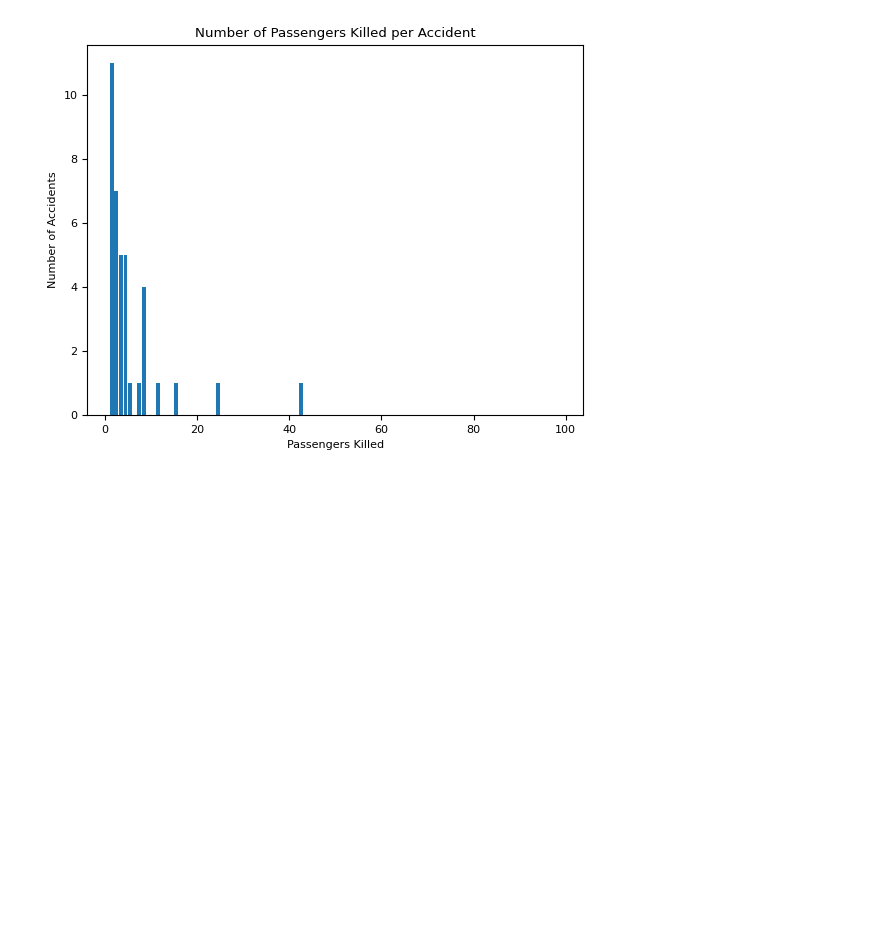
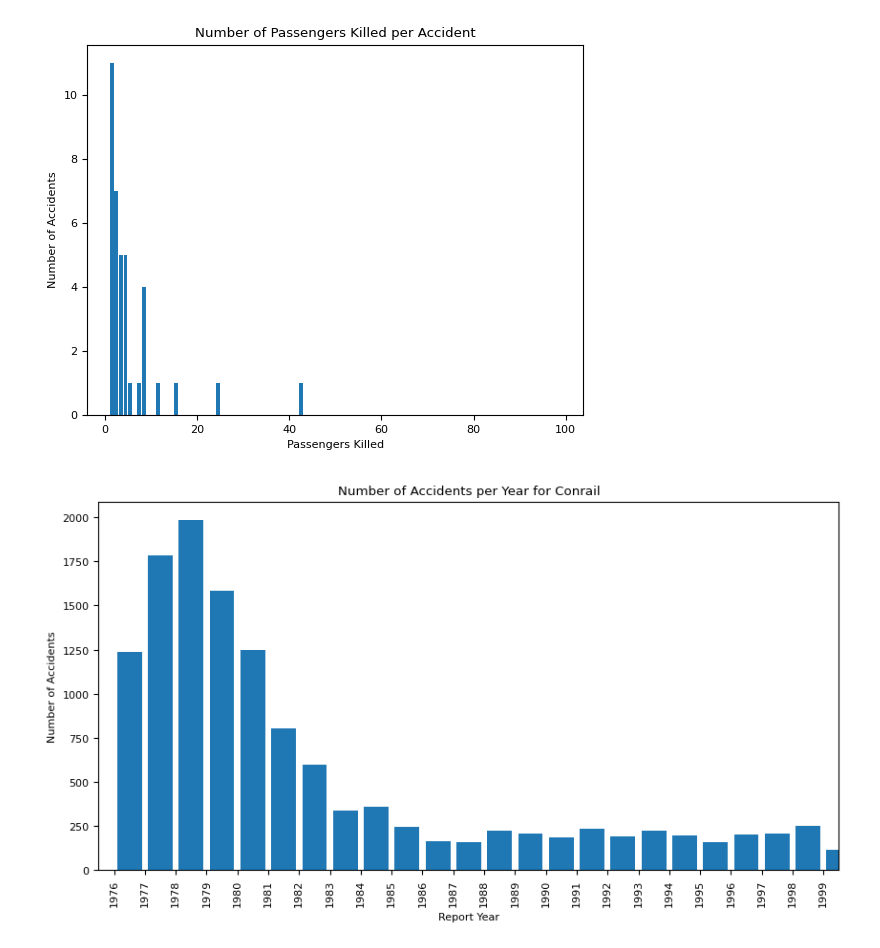
Before and after one commit to ndahlinuvm/Train-Derailment-287Project, a Jupyter notebook: visualization.ipynb, the cells around one changed output. Cells and saved outputs as stored; diff of their text form; code cells hidden in the pictures; blank space fills up the shorter version.

```diff
--- a/visualization.ipynb
+++ b/visualization.ipynb
@@ -105,3 +105,18 @@ plt.title('Number of Passengers Killed per Accident')
 plt.show()
 # %% [output]
 [figure]
+# %%
+conrail = data[data['Reporting Railroad Name'] == 'Conrail']
+min_year = int(conrail['Report Year'].min())
+max_year = int(conrail['Report Year'].max())
+plt.figure(figsize=(10, 5))
+plt.xlim(min_year - 0.5, max_year + 0.5)
+plt.hist(conrail['Report Year'], bins=range(min_year, max_year + 2), rwidth=0.8)
+plt.xlabel('Report Year')
+plt.xticks(range(min_year, max_year + 1, 1))
+plt.xticks(rotation=90)
+plt.ylabel('Number of Accidents')
+plt.title('Number of Accidents per Year for Conrail')
+plt.show()
+# %% [output]
+[figure, added]
```
Also changed, not shown: parts of 1 cell of this notebook, 1 other file.
